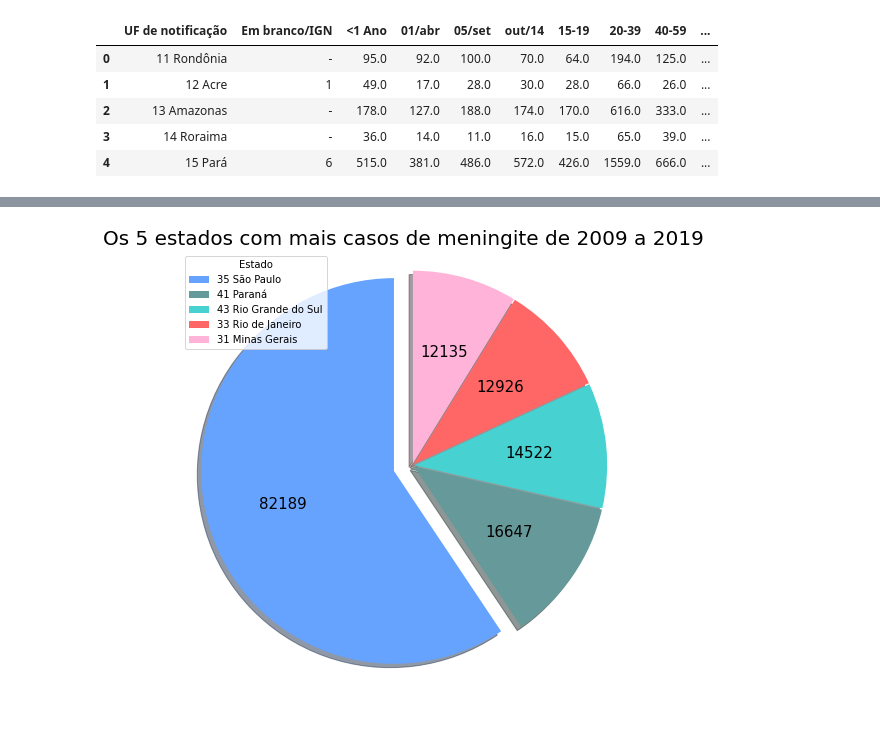
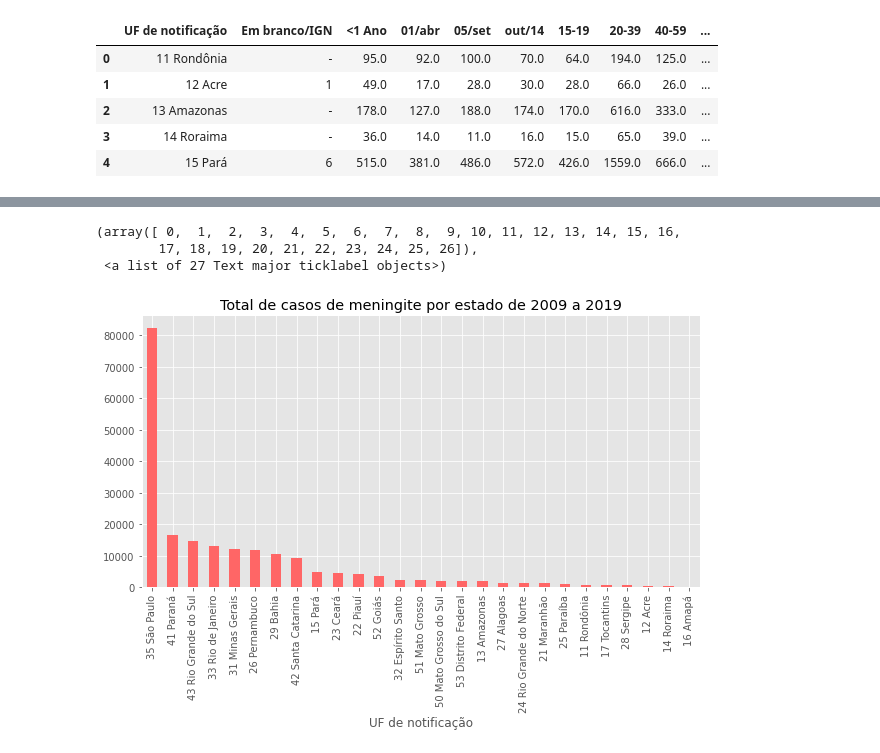
Before and after one commit to alineelima/analise-casos-meningite-2001a2006, a Jupyter notebook: Analise-Casos-Meningite.ipynb, the cells around one changed output, grey strips where cells are left out. Drawn from its saved outputs; the diff is of its cells as text; code cells hidden in the pictures; blank space fills up the shorter version.

```diff
--- a/Analise-Casos-Meningite.ipynb
+++ b/Analise-Casos-Meningite.ipynb
@@ -27,25 +36,10 @@ Total                   204509.0
 Name: Total, dtype: float64
-# %%
-labels = por_uf.loc['35 São Paulo':'31 Minas Gerais'].index
-values = por_uf.loc['35 São Paulo':'31 Minas Gerais'].values
-
-
-#para que o gráfico apresente os valores sem porcentagem
-def autopct_format(values):
-    def my_format(pct):
-        total = sum(values)
-        val = int(round(pct*total/100.0))
-        return '{v:d}'.format(v=val)
-    return my_format
-
-explode = (0.1,0.01,0.01,0.01,0.01)
-c = ['#66a3ff', '#669999', '#47d1d1', '#ff6666', '#ffb3d9']
-fig1, ax1 = plt.subplots(figsize=(8,8))
-ax1.pie(values, explode=explode, shadow=True, autopct = autopct_format(values),
-        startangle=90, colors=c, textprops={'fontsize': 15})
-ax1.axis('equal')
-plt.legend(labels,loc='best', title='Estado')
-plt.title('Os 5 estados com mais casos de meningite de 2009 a 2019', fontsize=20)
-plt.show()
-# %% [output]
-[figure, removed]
+# %%
+plt.style.use("ggplot")
+por_uf.loc['35 São Paulo':'16 Amapá'].plot(kind='bar', subplots=True, label="Total de casos de meningite por estado de 2009 a 2019" ,figsize=(10, 5), color='#ff6666')
+plt.xticks(rotation=90)
+# %% [output]
+(array([ 0,  1,  2,  3,  4,  5,  6,  7,  8,  9, 10, 11, 12, 13, 14, 15, 16,
+        17, 18, 19, 20, 21, 22, 23, 24, 25, 26]),
+ <a list of 27 Text major ticklabel objects>)
+[figure, added]
```
Also changed, not shown: parts of 5 cells of this notebook.
